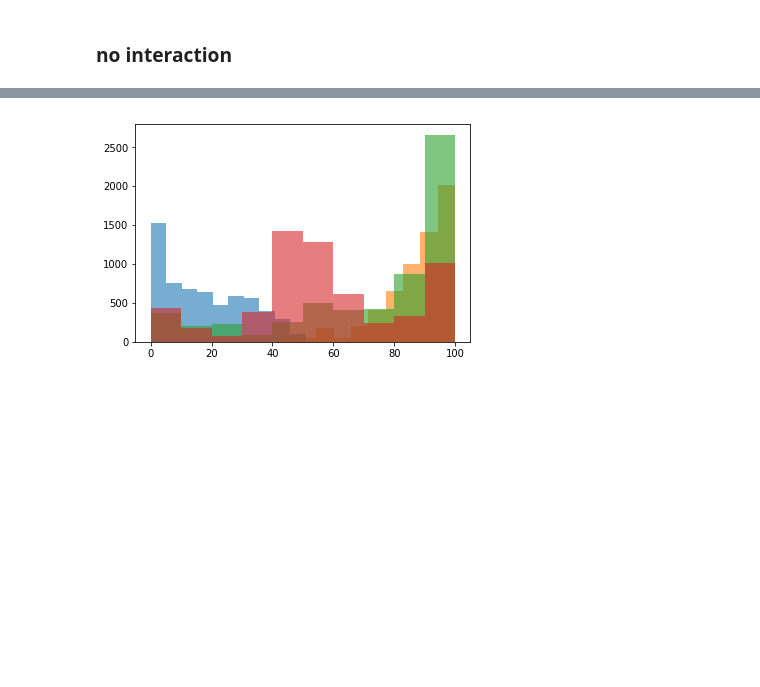
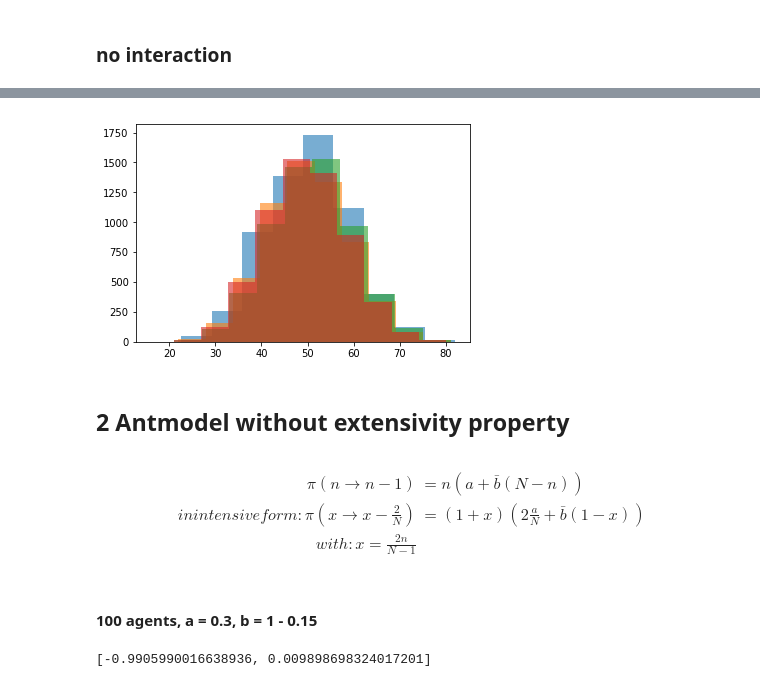
Before and after one commit to appleyield/ABM, a Jupyter notebook: Antmodel.ipynb, the cells around one changed output, grey strips where cells are left out. Cells and saved outputs as stored; diff of their text form; code cells hidden in the pictures; blank space fills up the shorter version.

```diff
--- a/Antmodel.ipynb
+++ b/Antmodel.ipynb
@@ -50,9 +155,12 @@ for i in range(1, sim):
 ### strong interaction
 # %%
 ants = 100 # sum of all agents
-time = 300 # number of timesteps
+time = 3000000 # number of timesteps
 ants1 = 50 # sum of agents at food source 1 in t=0
 sim = 5 # number of simulations
-herding = 0.5 # strength of herding behaviour
+herding = 0.01 # strength of herding behaviour
+ownprob = 0.005
+stepsize = 5
 
-timeseries2 = antmodel(sim, time, ants, ants1, herding)
+timeseries2 = antmodel_kirman(sim, time, ants, ants1, herding, ownprob, stepsize)
+[np.mean(timeseries2[1]), np.var(timeseries2[1])]
@@ -58,0 +169,9 @@ timeseries2 = antmodel(sim, time, ants, ants1, herding)
+# %%
+data = []
+for i in range(0, sim-1):
+    row = []
+    row.append(np.mean(timeseries2[i]))
+    row.append(np.var(timeseries2[i]))
+    data.append(row)
+
+pd.DataFrame(data, columns=["Mean", "Variance"])
@@ -64,4 +189,4 @@ for i in range(1, sim):
 # %%
 for i in range(1, sim):
-    plt.hist(timeseries1[i-1], alpha = 0.6)
+    plt.hist(timeseries2[i-1], alpha = 0.6)
 # %% [output]
@@ -70,9 +195,12 @@ for i in range(1, sim):
 ### no interaction
 # %%
 ants = 100 # sum of all agents
-time = 6000 # number of timesteps
+time = 600000 # number of timesteps
 ants1 = 50 # sum of agents at food source 1 in t=0
 sim = 5 # number of simulations
-herding = 0 # strength of herding behaviour
+herding = 0.3 # strength of herding behaviour
+ownprob = 0.15
+stepsize = 100
 
-timeseries3 = antmodel(sim, time, ants, ants1, herding)
+timeseries3 = antmodel_kirman(sim, time, ants, ants1, herding, ownprob, stepsize)
+[np.mean(timeseries3[1]), np.var(timeseries3[1])]
@@ -84,5 +214,15 @@ for i in range(1, sim):
 # %%
 for i in range(1, sim):
-    plt.hist(timeseries1[i-1], alpha = 0.6)
+    plt.hist(timeseries3[i-1], alpha = 0.6)
 # %% [output]
-[figure, old version]
+[figure, new version]
+# %% [markdown]
+## 2 Antmodel without extensivity property
+# %% [markdown]
+\begin{align}
+\pi(n \rightarrow n-1) & = n(a+ \bar{b} (N-n)) \\
+in intensive form:
+\pi(x \rightarrow x-\frac{2}{N}) & = (1+x)(2\frac{a}{N}+ \bar{b} (1-x)) \\
+with:
+x = \frac{2n}{N -1}
+\end{align}
@@ -88,0 +260,15 @@ for i in range(1, sim):
+# %% [markdown]
+#### 100 agents, a = 0.3, b = 1 - 0.15
+# %%
+ants = 100 # sum of all agents
+time = 60000 # number of timesteps
+ants1 = 1 # sum of agents at food source 1 in t=0
+sim = 4 # number of simulations
+herding = 0.3 # strength of herding behaviour
+ownprob = 0.15
+stepsize = 100
+
+noextp = antmodel_noextensivep(sim, time, ants, ants1, herding, ownprob, stepsize)
+[np.mean(noextp), np.var(noextp)]
+# %% [output]
+[-0.9905990016638936, 0.009898698324017201]
```
Also changed, not shown: parts of 38 cells of this notebook.
